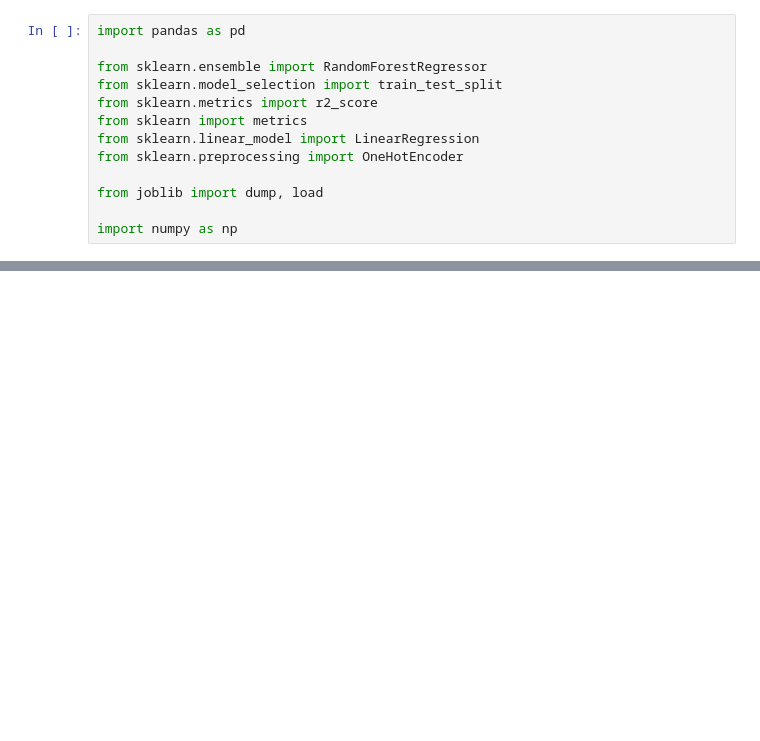
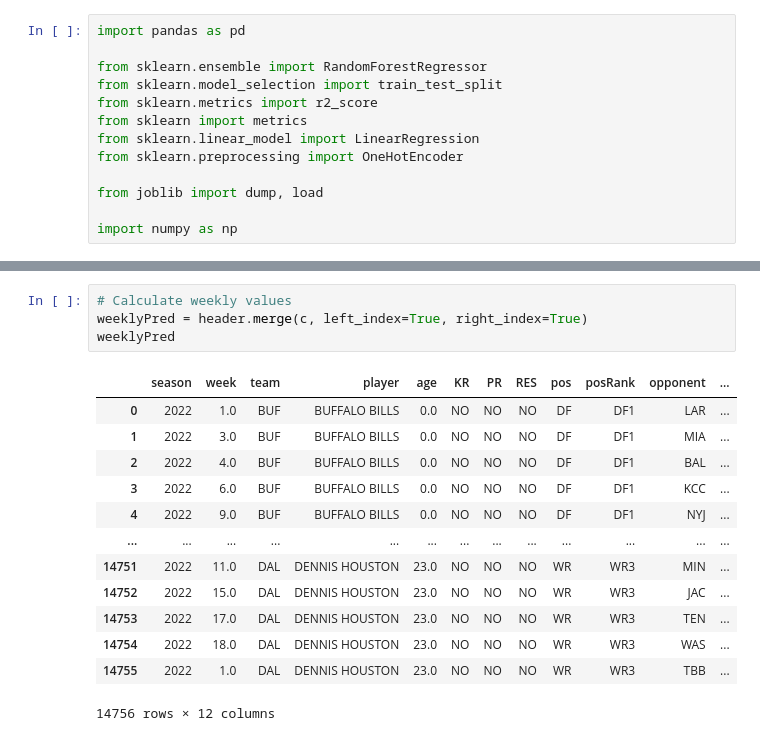
Before and after one commit to travisdharry/FantasyFootballPredictions, a Jupyter notebook: modelPredict2.ipynb, the cells around one changed output, grey strips where cells are left out. Drawn from its saved outputs; the diff is of its cells as text; blank space fills up the shorter version.

```diff
--- a/modelPredict2.ipynb
+++ b/modelPredict2.ipynb
@@ -589,0 +499,18 @@ annual.to_csv('data_predictions/predictionsSeason.csv')
+# %%
+# Calculate weekly values
+weeklyPred = header.merge(c, left_index=True, right_index=True)
+weeklyPred
+# %% [output]
+|  | season | week | team | player | age | KR | PR | RES | pos | posRank | opponent | ... |
+| 0 | 2022 | 1.0 | BUF | BUFFALO BILLS | 0.0 | NO | NO | NO | DF | DF1 | LAR | ... |
+| 1 | 2022 | 3.0 | BUF | BUFFALO BILLS | 0.0 | NO | NO | NO | DF | DF1 | MIA | ... |
+| 2 | 2022 | 4.0 | BUF | BUFFALO BILLS | 0.0 | NO | NO | NO | DF | DF1 | BAL | ... |
+| 3 | 2022 | 6.0 | BUF | BUFFALO BILLS | 0.0 | NO | NO | NO | DF | DF1 | KCC | ... |
+| 4 | 2022 | 9.0 | BUF | BUFFALO BILLS | 0.0 | NO | NO | NO | DF | DF1 | NYJ | ... |
+| ... | ... | ... | ... | ... | ... | ... | ... | ... | ... | ... | ... | ... |
+| 14751 | 2022 | 11.0 | DAL | DENNIS HOUSTON | 23.0 | NO | NO | NO | WR | WR3 | MIN | ... |
+| 14752 | 2022 | 15.0 | DAL | DENNIS HOUSTON | 23.0 | NO | NO | NO | WR | WR3 | JAC | ... |
+| 14753 | 2022 | 17.0 | DAL | DENNIS HOUSTON | 23.0 | NO | NO | NO | WR | WR3 | TEN | ... |
+| 14754 | 2022 | 18.0 | DAL | DENNIS HOUSTON | 23.0 | NO | NO | NO | WR | WR3 | WAS | ... |
+| 14755 | 2022 | 1.0 | DAL | DENNIS HOUSTON | 23.0 | NO | NO | NO | WR | WR3 | TBB | ... |
+14756 rows × 12 columns
```
Also changed, not shown: parts of 20 cells of this notebook, 17 other files.
